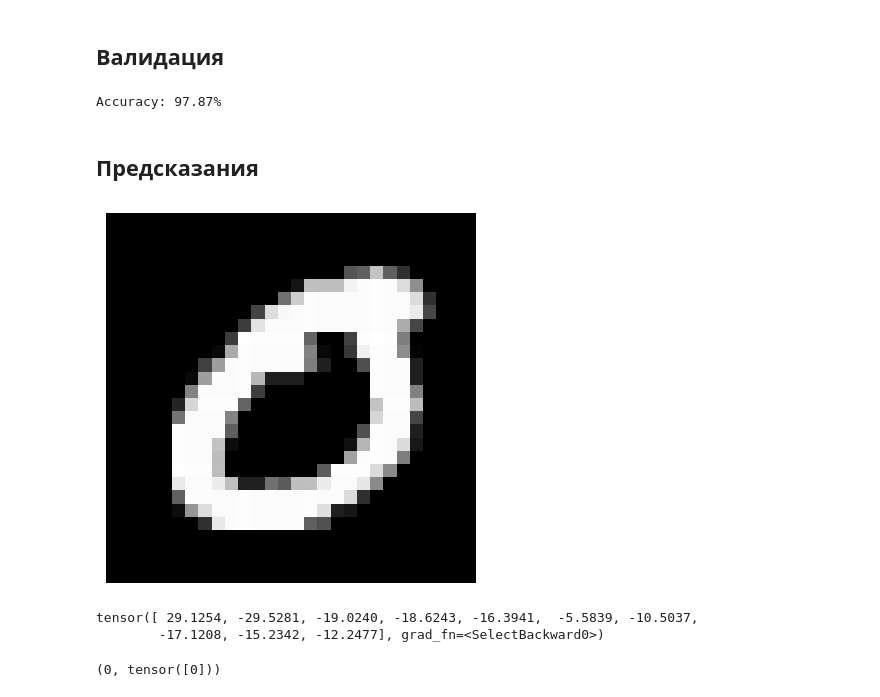
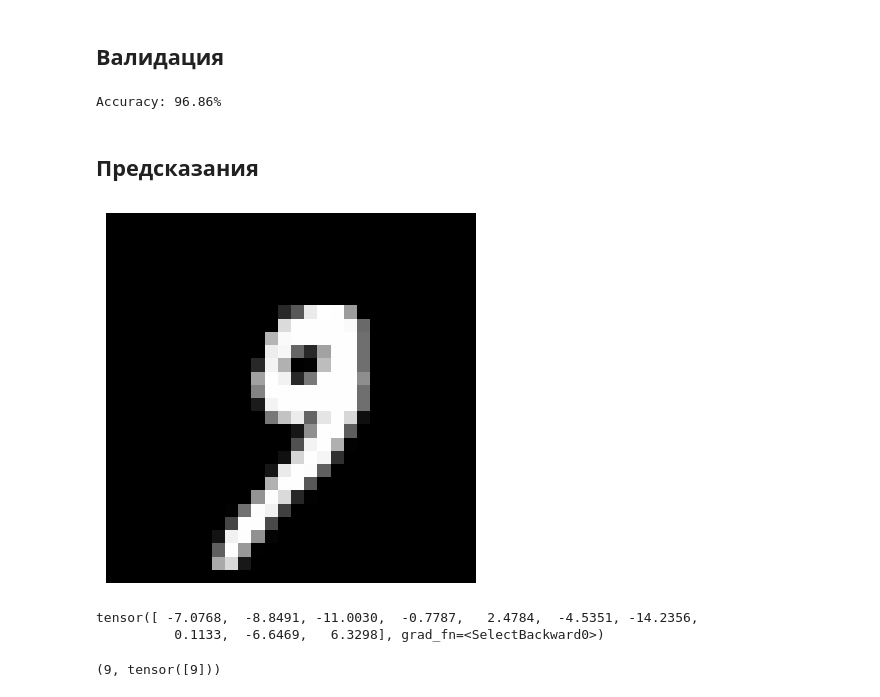
Before and after one commit to tail-call/Research, a Jupyter notebook: hypertrain2.ipynb, the cells around one changed output. Saved outputs shown, nothing was run; the diff lists cells and outputs as text; code cells hidden in the pictures.

```diff
--- a/hypertrain2.ipynb
+++ b/hypertrain2.ipynb
@@ -361,32 +401,10 @@ $$
 import torch.nn as nn
 import torch.nn.functional as F
 
-class CustomBackwardFunction(torch.autograd.Function):
-    @staticmethod
-    def forward(ctx, input, weight, bias=None):
-        ctx.save_for_backward(input, weight, bias)
-
-        output = input.mm(weight.t())
-        if bias is not None:
-            output += bias
-
-        return output
-
-    @staticmethod
-    def backward(ctx, grad_output: torch.Tensor):
-        input, weight, bias = ctx.saved_tensors
-
-        grad_input = grad_output.mm(weight)
-        grad_weight = grad_output.t().mm(input)
-
-        if bias is not None:
-            grad_bias = grad_output.sum(0)
-        else:
-            grad_bias = None
-
-        return grad_input, grad_weight, grad_bias
-
 class DigitRecognizer(nn.Module):
+    """
+    Нейросеть с обычными линейными слоями.
+    """
     def __init__(self):
         super(DigitRecognizer, self).__init__()
 
@@ -405,7 +423,11 @@ class DigitRecognizer(nn.Module):
         x = self.fc3(x)
         return x
 
+
 class DigitRecognizerCustomBackward(nn.Module):
+    """
+    Нейросеть с переопределённой функцией распространения ошибки.
+    """
     def __init__(self):
         super(DigitRecognizerCustomBackward, self).__init__()
 
@@ -419,9 +441,9 @@ class DigitRecognizerCustomBackward(nn.Module):
 
     def forward(self, x):
         x = self.flatten(x)
-        x = self.custom_backward(x, self.fc1.weight, self.fc1.bias)
+        x = self.custom_backward(0.6, x, self.fc1.weight, self.fc1.bias)
         x = F.relu(x)
-        x = self.custom_backward(x, self.fc2.weight, self.fc2.bias)
+        x = self.custom_backward(0.2, x, self.fc2.weight, self.fc2.bias)
         x = F.relu(x)
         x = self.fc3(x)
         return x
@@ -592,7 +614,7 @@ E5/5 S900/938 Loss=0.0494
 # %%
 import torch
 model1 = DigitRecognizer()
-model1.load_state_dict(torch.load('digit_recognizer.pth'))
+model1.load_state_dict(torch.load('digit_recognizer2.pth'))
 
 model1.eval()
 correct = 0
@@ -607,27 +629,27 @@ with torch.no_grad():
 
 print(f'Accuracy: {correct / total * 100}%')
 # %% [output]
-Accuracy: 97.87%
+Accuracy: 96.86%
 # %% [markdown]
 ## Предсказания
 # %%
 import torch
 model1 = DigitRecognizer()
-model1.load_state_dict(torch.load('digit_recognizer.pth'))
+model1.load_state_dict(torch.load('digit_recognizer2.pth'))
 
-idx = 997
+idx = 1000
 
 draw(dataset.test_dataset.data[idx])
 
 (X, y) = dataset.test_dataset[idx]
 
 outputs = model1(X)
 _, predicted = torch.max(outputs.data, 1)
 print(outputs[0])
 
 (y, predicted)
 # %% [output]
-[figure, old version]
+[figure, new version]
-tensor([ 29.1254, -29.5281, -19.0240, -18.6243, -16.3941,  -5.5839, -10.5037,
-        -17.1208, -15.2342, -12.2477], grad_fn=<SelectBackward0>)
+tensor([ -7.0768,  -8.8491, -11.0030,  -0.7787,   2.4784,  -4.5351, -14.2356,
+          0.1133,  -6.6469,   6.3298], grad_fn=<SelectBackward0>)
-(0, tensor([0]))
+(9, tensor([9]))
```
Also changed, not shown: parts of 4 cells of this notebook.
